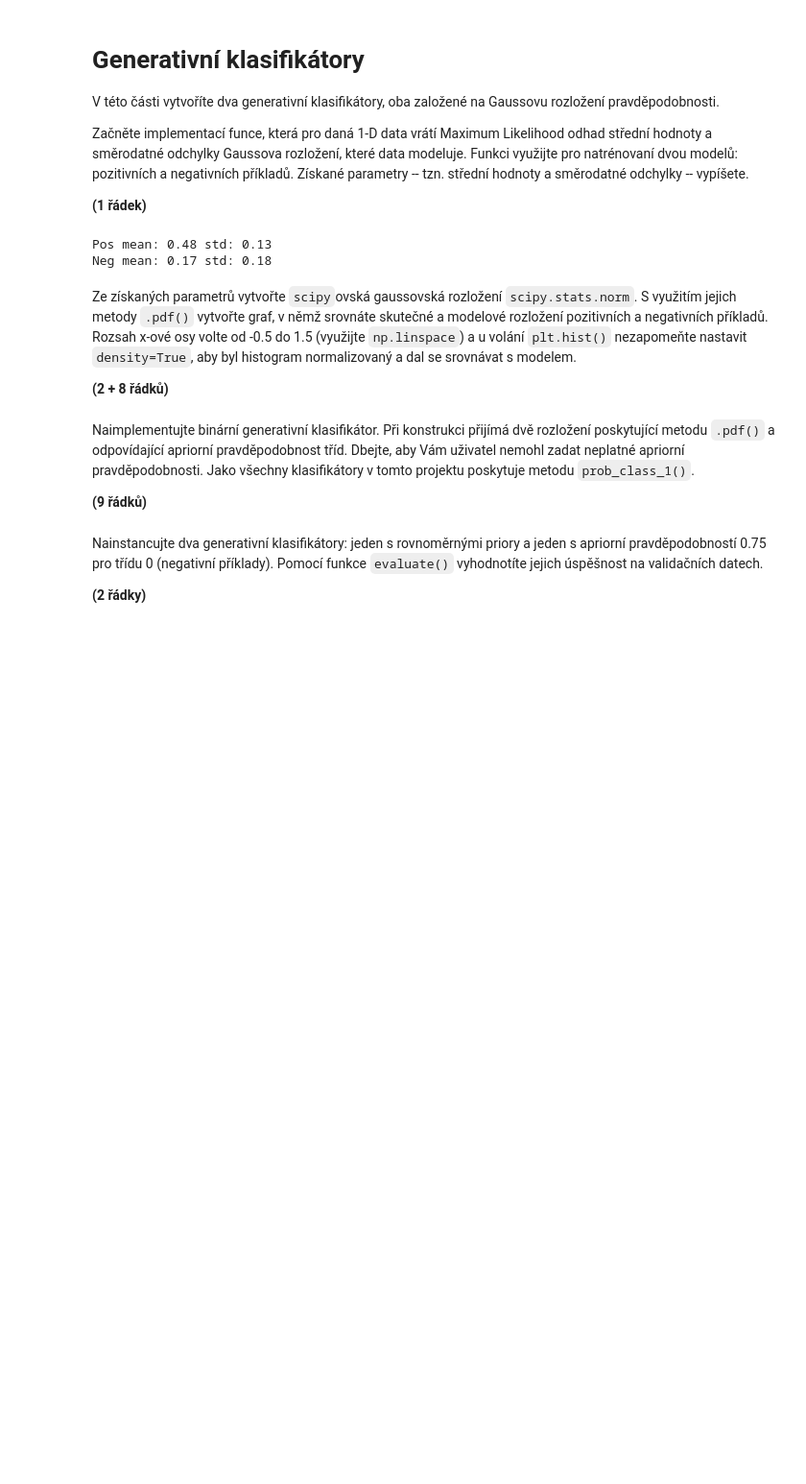
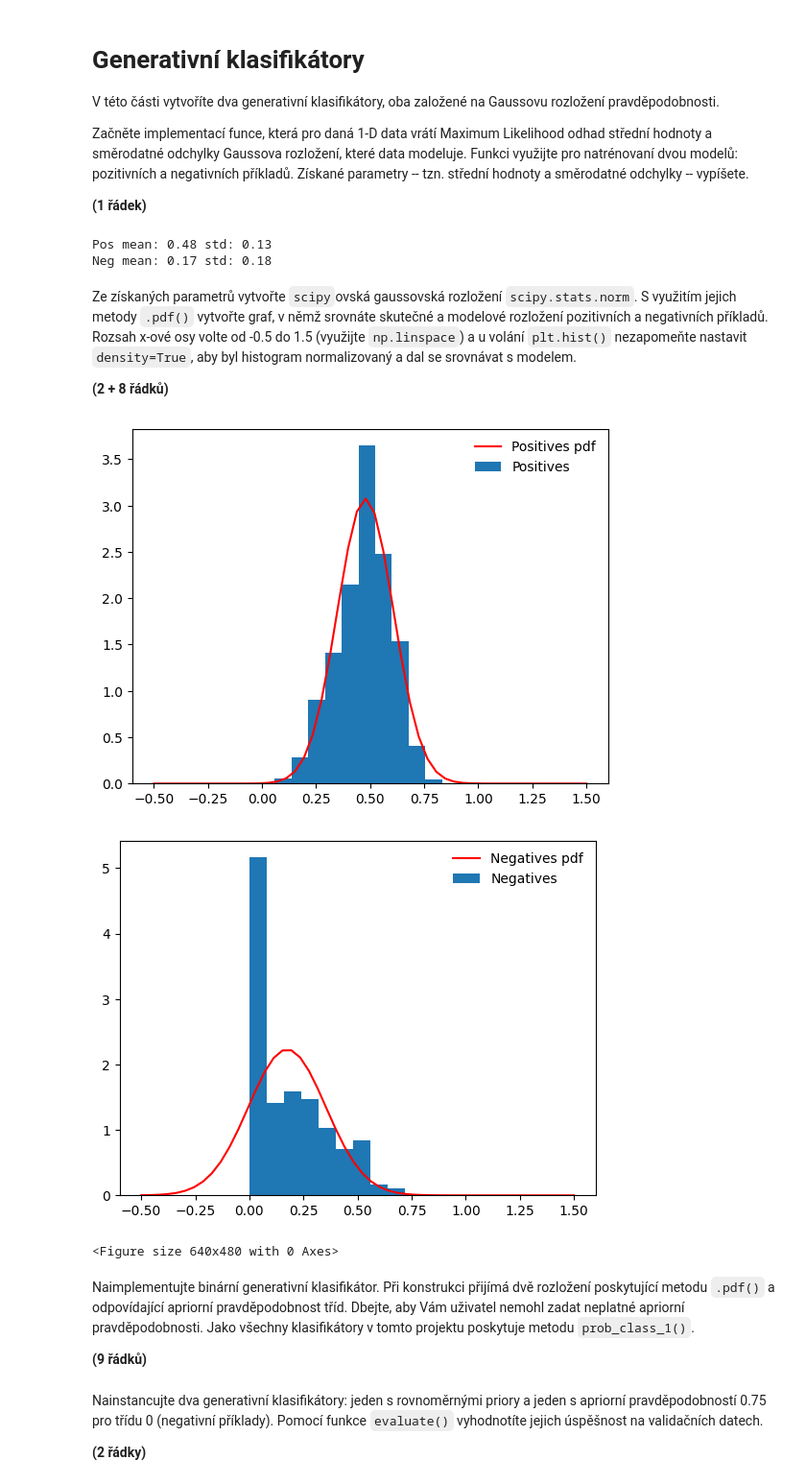
Before and after one commit to sebastianKrajnak/SUI, a Jupyter notebook: Project 2 - ML/zadani.ipynb, the cells around one changed output. Shown: that part at 96% size. Drawn from its saved outputs; the diff is of its cells as text; code cells hidden in the pictures; blank space fills up the shorter version.

```diff
--- a/Project 2 - ML/zadani.ipynb
+++ b/Project 2 - ML/zadani.ipynb
@@ -126,7 +121,7 @@ Získané parametry -- tzn. střední hodnoty a směrodatné odchylky -- vypíš
 **(1 řádek)**
 # %%
 def mle_gauss_1d(data):
-    return (np.mean(data), np.std(data))    #numpy's mean and std by default return ML estimate
+    return np.mean(data), np.std(data)    #numpy's mean and std by default return ML estimate
 
 mu_pos, std_pos = mle_gauss_1d(train_dataset.pos[:, FOI])
 mu_neg, std_neg = mle_gauss_1d(train_dataset.neg[:, FOI])
@@ -149,3 +140,18 @@ pass
+# %%
+def plot_distibutions(label_str, mu, std, dataset, x):
+    norm = scipy.stats.norm(loc=mu, scale=std)
+    plt.plot(x, norm.pdf(x), 'r-', label=label_str + ' pdf')
+    plt.hist(dataset, label = label_str,  density=True)
+    plt.legend(loc='best', frameon=False)
+    plt.figure()
+
+x = np.linspace(-0.5, 1.5)
+plot_distibutions('Positives', mu_pos, std_pos, train_dataset.pos[:,FOI], x)
+plot_distibutions('Negatives', mu_neg, std_neg, train_dataset.neg[:,FOI], x)
+# %% [output]
+[figure, added]
+[figure, added]
+<Figure size 640x480 with 0 Axes>
 # %% [markdown]
 Naimplementujte binární generativní klasifikátor.
 Při konstrukci přijímá dvě rozložení poskytující metodu `.pdf()` a odpovídající apriorní pravděpodobnost tříd.
```
Also changed, not shown: parts of 10 cells of this notebook.
